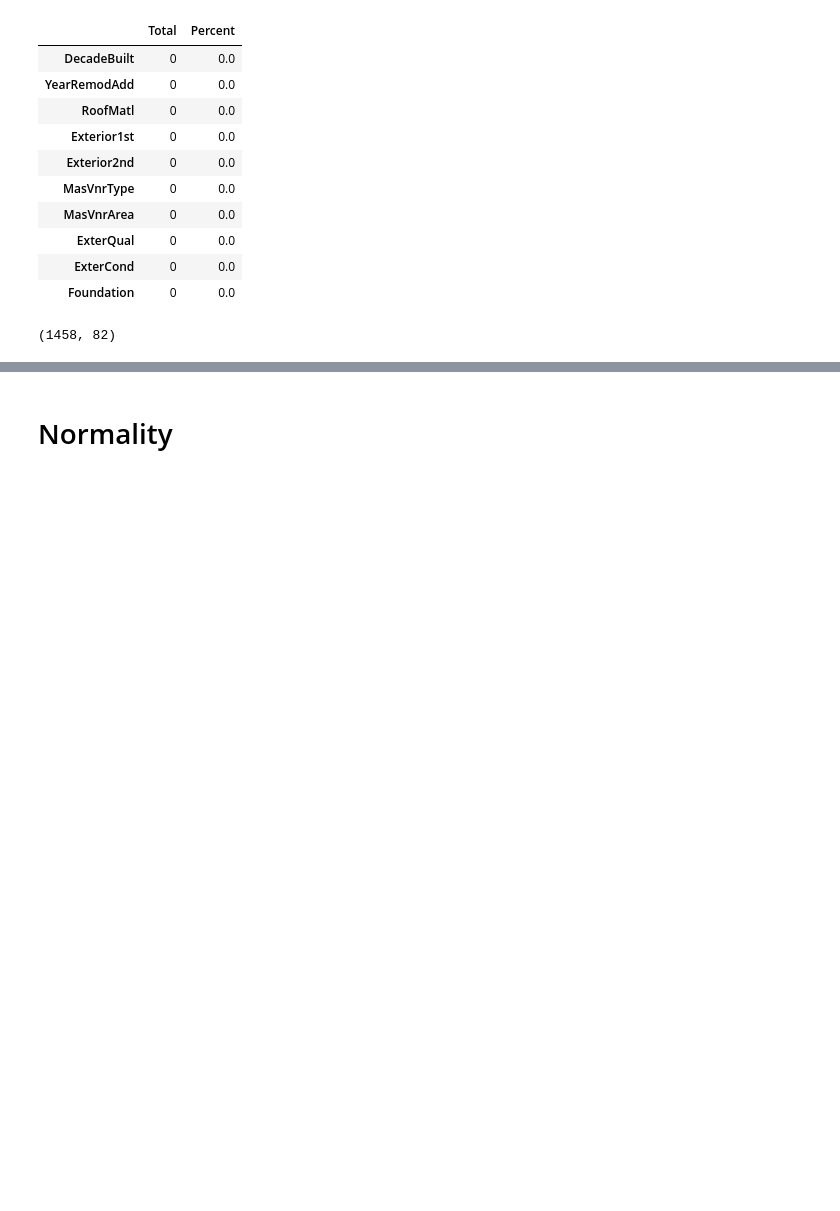
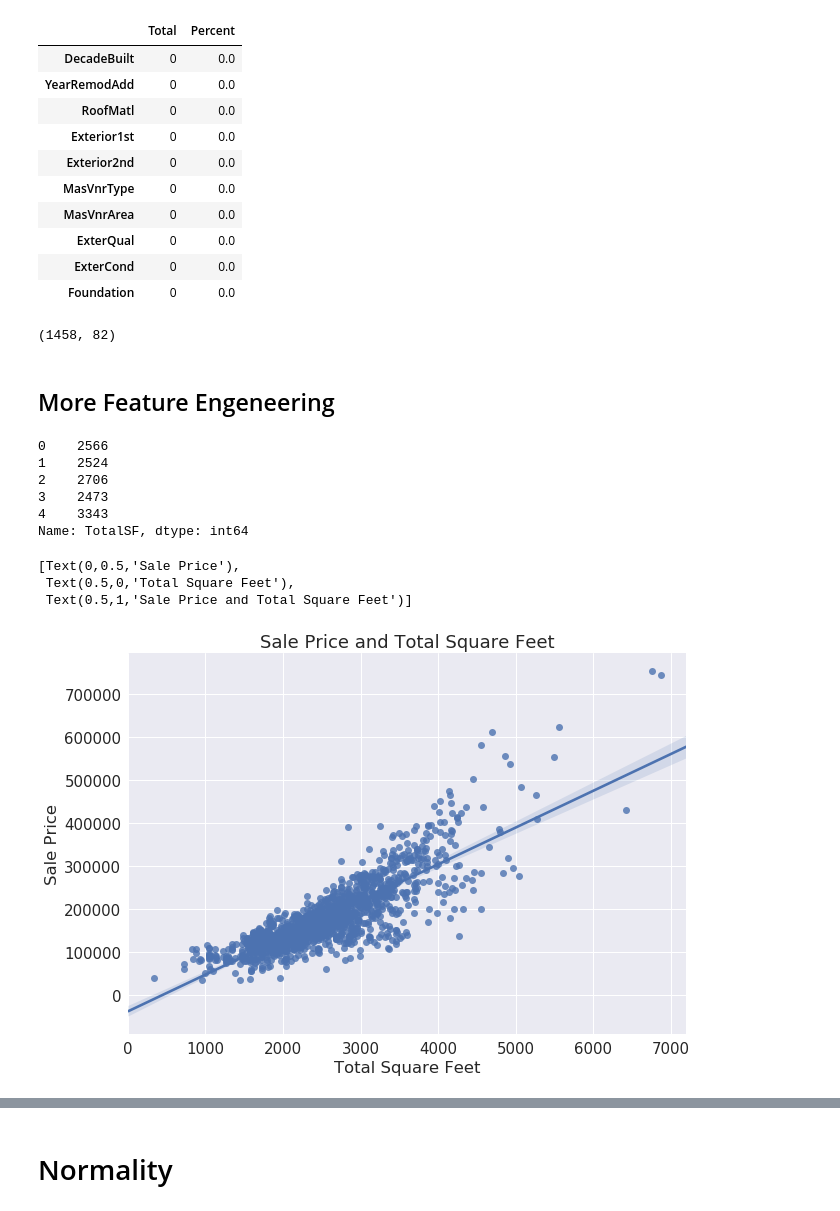
Before and after one commit to Andrew-Carl/House-Prices-Advanced-Regression-Techniques, a Jupyter notebook: Exploratory Data Analysis.ipynb, the cells around one changed output, grey strips where cells are left out. Cells and saved outputs as stored; diff of their text form; code cells hidden in the pictures; blank space fills up the shorter version.

```diff
--- a/Exploratory Data Analysis.ipynb
+++ b/Exploratory Data Analysis.ipynb
@@ -555,7 +555,7 @@ df['Electrical'].unique()
 array(['SBrkr', 'FuseF', 'FuseA', 'FuseP', 'Mix', nan], dtype=object)
 # %%
 # Fill the missing value with the mode.
-df['Electrical'].fillna('SBrkr', inplace=True)
+df['Electrical'].fillna(df['Electrical'].mode()[0], inplace=True)
 # %%
 # Check.
 df['Electrical'].unique()
@@ -583,3 +583,32 @@ missing_data.head(10)
 df.shape
 # %% [output]
 (1458, 82)
+# %% [markdown]
+## More Feature Engeneering
+# %%
+# Add a new column for total square feet.
+df['TotalSF'] = df['1stFlrSF'] + df['2ndFlrSF'] + df['TotalBsmtSF']
+# %%
+df['TotalSF'].head()
+# %% [output]
+0    2566
+1    2524
+2    2706
+3    2473
+4    3343
+Name: TotalSF, dtype: int64
+# %%
+sns.set(color_codes=True)
+plt.figure(figsize=(10,7))
+plt.rcParams['axes.labelsize'] = 15
+plt.rcParams['axes.titlesize'] = 15
+sns.set(font_scale = 1.5)
+ax = sns.regplot(x='TotalSF', y='SalePrice', data=df)
+ax.set(ylabel='Sale Price',
+       xlabel='Total Square Feet',
+       title='Sale Price and Total Square Feet')
+# %% [output]
+[Text(0,0.5,'Sale Price'),
+ Text(0.5,0,'Total Square Feet'),
+ Text(0.5,1,'Sale Price and Total Square Feet')]
+[figure, added]
```
Also changed, not shown: parts of 3 cells of this notebook.
